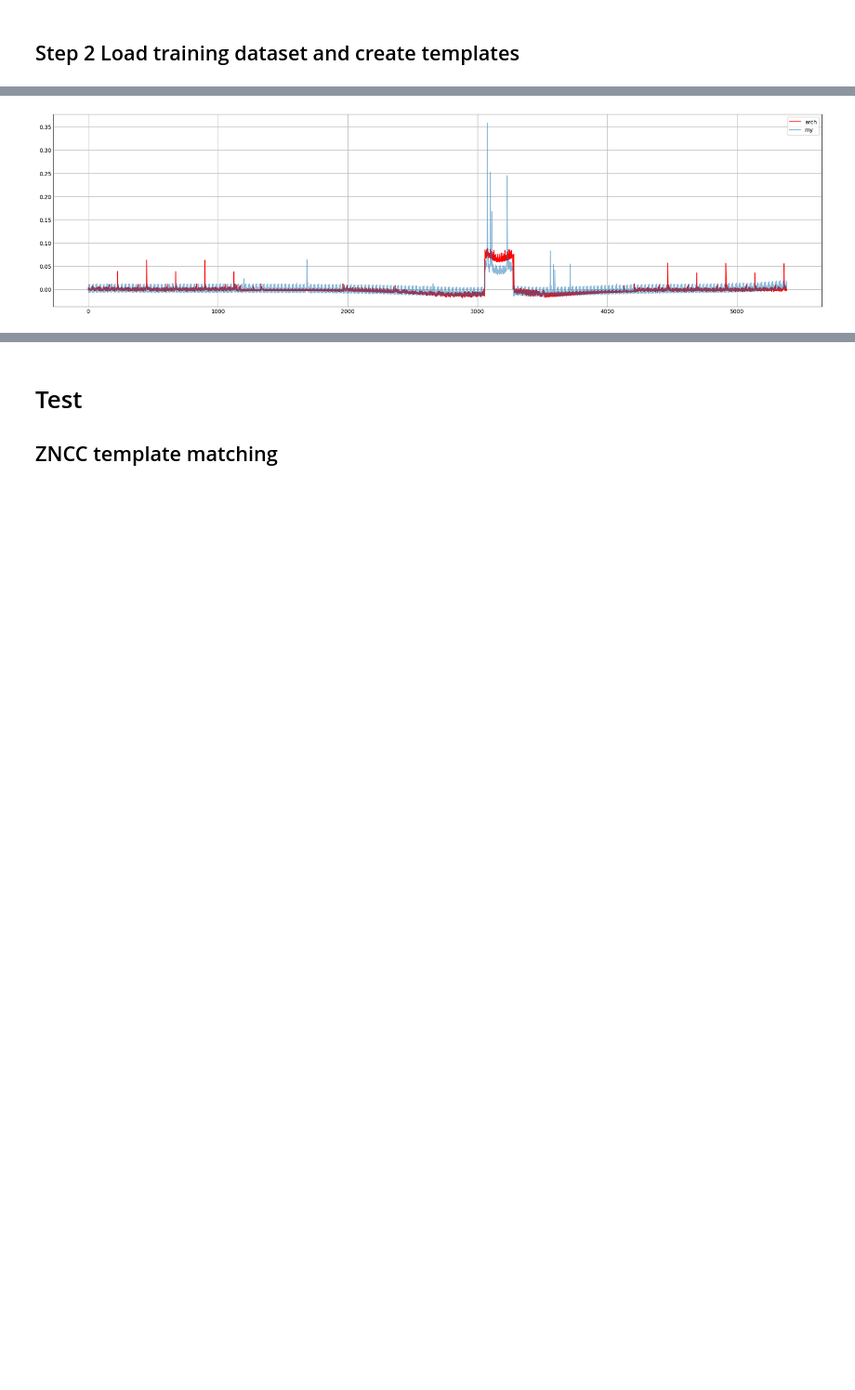
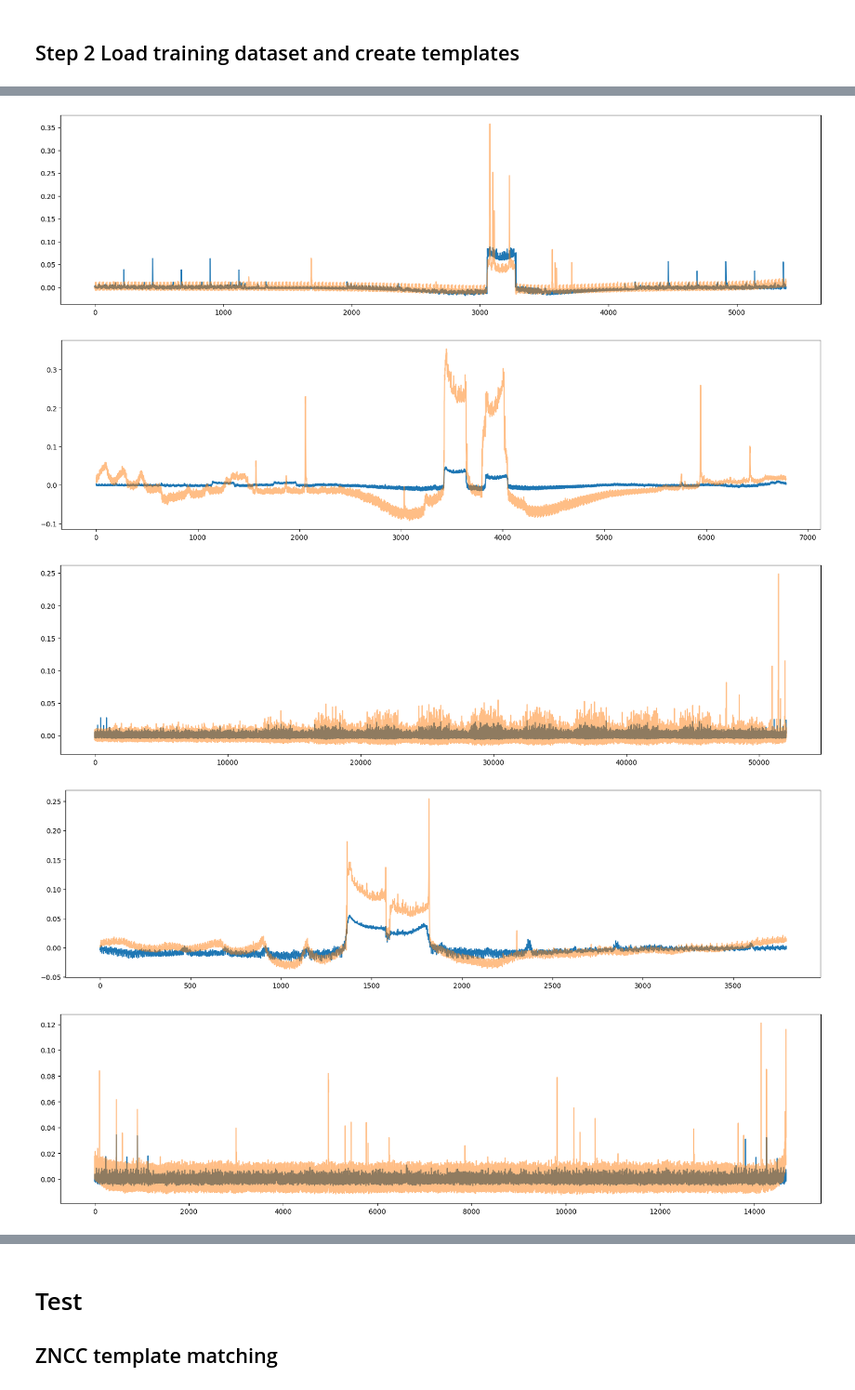
Before and after one commit to KickaStone/em-op-extract, a Jupyter notebook: template_matching.ipynb, the cells around one changed output, grey strips where cells are left out. Shown at 93% size. Drawn from its saved outputs; the diff is of its cells as text; code cells hidden in the pictures; blank space fills up the shorter version.

```diff
--- a/template_matching.ipynb
+++ b/template_matching.ipynb
@@ -213,9 +213,6 @@ for arch_template_op, arch_template in boot_templates.items():
     plot_trace(template, title='Template: '+ arch_template_op)
     np.save(os.path.join(template_path, arch_template_op+'.npy'), template)
     template = []
-    break
-
-    # save template
 # %% [output]
 Creating template for: aes
 [====================================================================================================] 100%
@@ -223,13 +236,35 @@ Creating template for: aes
 # %%
 # compare templates
 
 aes_arch_template = np.load('arch/nodemcu-aes-56000000.npy', allow_pickle=True)
 aes_my_template = np.load('templates/aes.npy', allow_pickle=True)
 
-plt.figure(figsize=(20, 5))
-plt.plot(aes_arch_template, label='arch', color='red')
-plt.plot(aes_my_template, label='my', alpha=0.5)
-plt.legend()
-plt.show()
+files = os.listdir('./arch')
+
+# remove trigger
+os.makedirs('./templates_notrigger', exist_ok=True)
+for entry in files:
+    op = get_opname(entry)
+    arch_temp = np.load(os.path.join('arch', entry), allow_pickle=True)
+    my_temp = np.load(os.path.join('templates', op.replace('-', '_') + '.npy'), allow_pickle=True)
+
+    no_trigger = my_temp[1200:-1200]
+    np.save(os.path.join('./templates_notrigger', op + '_notrigger.npy'), no_trigger)
+
+    plt.figure(figsize=(20, 5))
+    plt.plot(arch_temp, label='arch' + op)
+    plt.plot(my_temp, label='my' + op, alpha=0.5)
+    plt.show()
+
+
+# plt.figure(figsize=(20, 5))
+# plt.plot(aes_arch_template, label='arch', color='red')
+# plt.plot(aes_my_template, label='my', alpha=0.5)
+# plt.legend()
+# plt.show()
 # %% [output]
-[figure, old version]
+[figure, new version]
+[figure, added]
+[figure, added]
+[figure, added]
+[figure, added]
```
Also changed, not shown: parts of 4 cells of this notebook.
